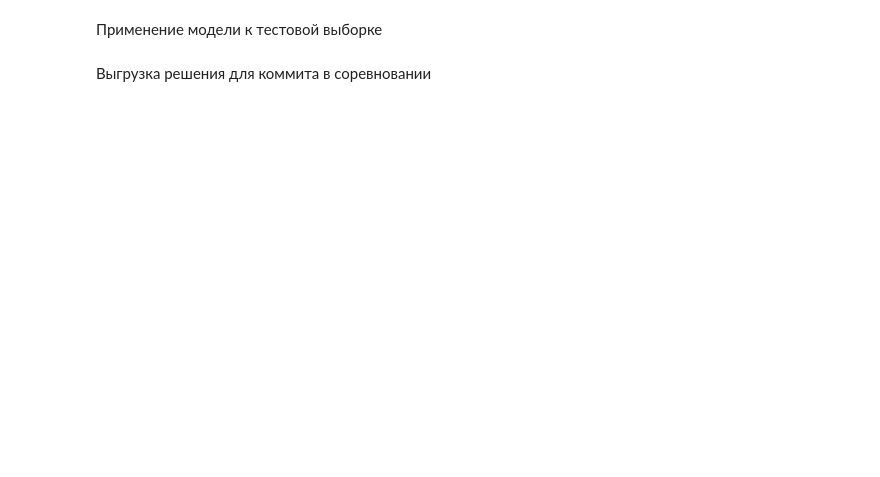
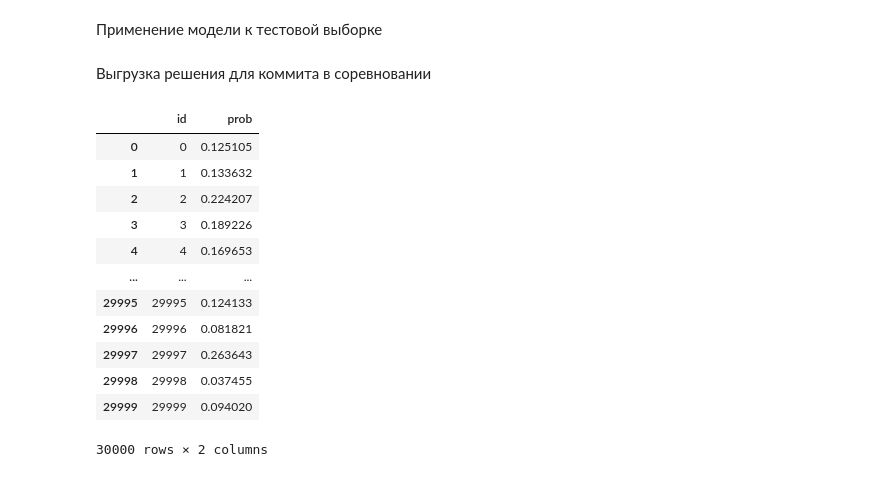
Before and after one commit to kozlowladimir/sber_nsu_hackaton, a Jupyter notebook: catboost.ipynb, the cells around one changed output. Drawn from its saved outputs; the diff is of its cells as text; code cells hidden in the pictures; blank space fills up the shorter version.

```diff
--- a/catboost.ipynb
+++ b/catboost.ipynb
@@ -183,33 +34,9 @@ columns = [
     'additional_dti', #671
     'num_accts_ever_120_pd',
     'annual_inc', # 682 024
-
-#     'avg_cur_bal', # 683 033
-#     'tot_hi_cred_lim', # 683 044
-# #     'subgrade',
-#     'loan_income_ratio', # 680 028
-#     'dti_ratio_min', # 682 016
-#     'dti_ratio_max', # 680 023
-#     'inq_last_6mths', # 682 033
-# #     'home_ownership', # 679 034
-#     'dti', # 680 023
-#     'emp_length', # 680 022
-#     'mths_since_recent_inq', # 682 029
-#     'delinq_2yrs', # 681 023
-#     'chargeoff_within_12_mths', # 681 024
-#     'num_tl_90g_dpd_24m', # 681 030
-# #     'purpose',
-# #     'subgrade',
-#     'psk', # 681 032
-
 ]
 
-cat_features = [
-#     'subgrade',
-#     'emp_length',
-#     'home_ownership',
-#     'purpose'
-]
+cat_features = []
 
 train_pool = Pool(
     X_train[columns], y_train,
@@ -288,7 +115,7 @@ for ind_trn, ind_test in skf.split(X_train, y_train):
         verbose=50,
         use_best_model=True,
     )
-#     result += model.predict_proba(test[columns])[:, 1:].flatten()/5
+    result += model.predict_proba(test[columns])[:, 1:].flatten()/5
     scores.append(model.best_score_['validation']['AUC'])
     oof_result.loc[ind_test] = model.predict_proba(X_valid_df)[:, 1]
 #     f_df.loc[ind_test, 'predict'] = model.predict_proba(X_valid_df)[:, 1:]
@@ -396,7 +145,7 @@ roc_auc_score(y_train, model.predict_proba(X_train)[:, 1])
 # %% [markdown]
 Применение модели к тестовой выборке
-# %%
-test['prob'] = model.predict_proba(X_test)[:, 1]
+# %%
+test['prob'] = result
 # %% [markdown]
 Выгрузка решения для коммита в соревновании
 # %%
@@ -403,0 +153,16 @@ test[['id', 'prob']].to_csv('sample_submission.csv', index=False)
+# %%
+test[['id', 'prob']]
+# %% [output]
+|  | id | prob |
+| 0 | 0 | 0.125105 |
+| 1 | 1 | 0.133632 |
+| 2 | 2 | 0.224207 |
+| 3 | 3 | 0.189226 |
+| 4 | 4 | 0.169653 |
+| ... | ... | ... |
+| 29995 | 29995 | 0.124133 |
+| 29996 | 29996 | 0.081821 |
+| 29997 | 29997 | 0.263643 |
+| 29998 | 29998 | 0.037455 |
+| 29999 | 29999 | 0.094020 |
+30000 rows × 2 columns
```
Also changed, not shown: parts of 20 cells of this notebook, 1 other file.
